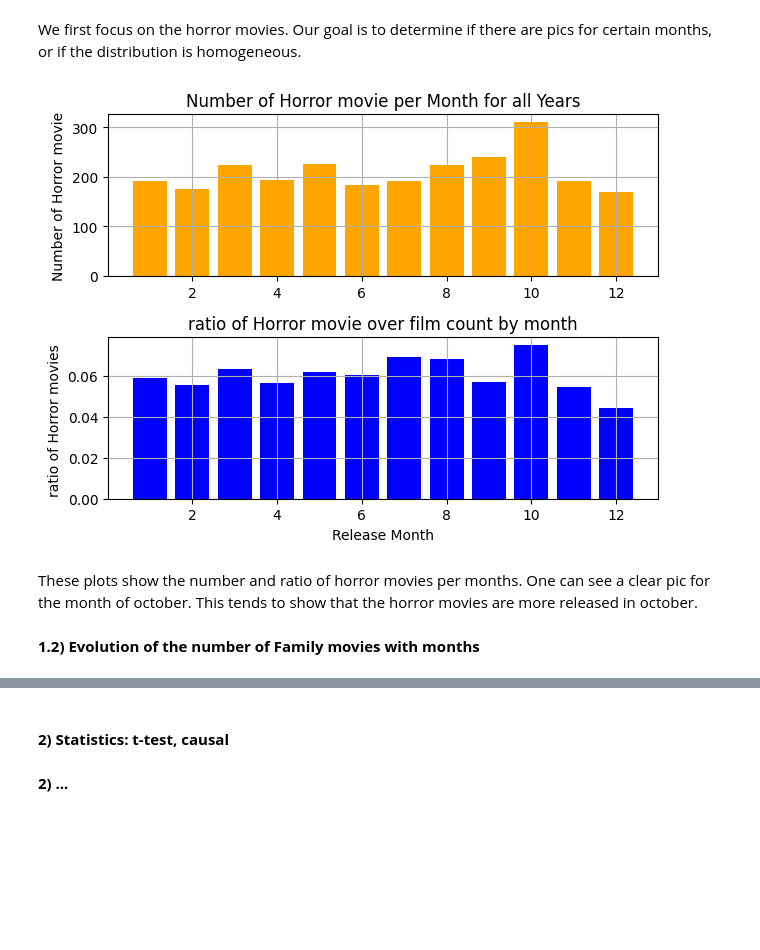
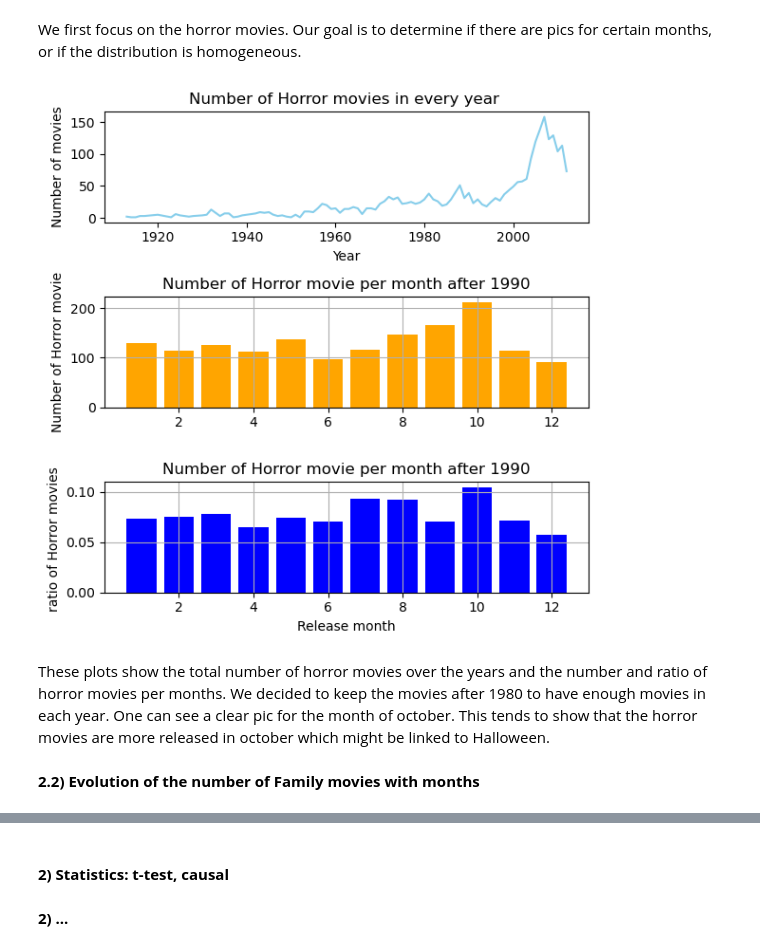
Before and after one commit to epfl-ada/ada-2023-project-dat4k, a Jupyter notebook: P2_final.ipynb, the cells around one changed output, grey strips where cells are left out. Cells and saved outputs as stored; diff of their text form; code cells hidden in the pictures; blank space fills up the shorter version.

```diff
--- a/P2_final.ipynb
+++ b/P2_final.ipynb
@@ -371,9 +416,9 @@ film_counts_month = df_clean_genre['Movie release month'].value_counts().sort_in
-# %%
-genre_distribution_over_month(df_clean_genre, 'Horror', film_counts_month)
-# %% [output]
-[figure, removed]
+# %%
+visu_P2(df_vis, 1980, 'Horror')
+# %% [output]
+[figure, added]
 # %% [markdown]
-These plots show the number and ratio of horror movies per months. One can see a clear pic for the month of october.
-This tends to show that the horror movies are more released in october.
+These plots show the total number of horror movies over the years and the number and ratio of horror movies per months. We decided to keep the movies after 1980 to have enough movies in each year. One can see a clear pic for the month of october.
+This tends to show that the horror movies are more released in october which might be linked to Halloween.
 # %% [markdown]
-**1.2) Evolution of the number of Family movies with months**
+**2.2) Evolution of the number of Family movies with months**
```
Also changed, not shown: parts of 23 cells of this notebook, 1 other file.
